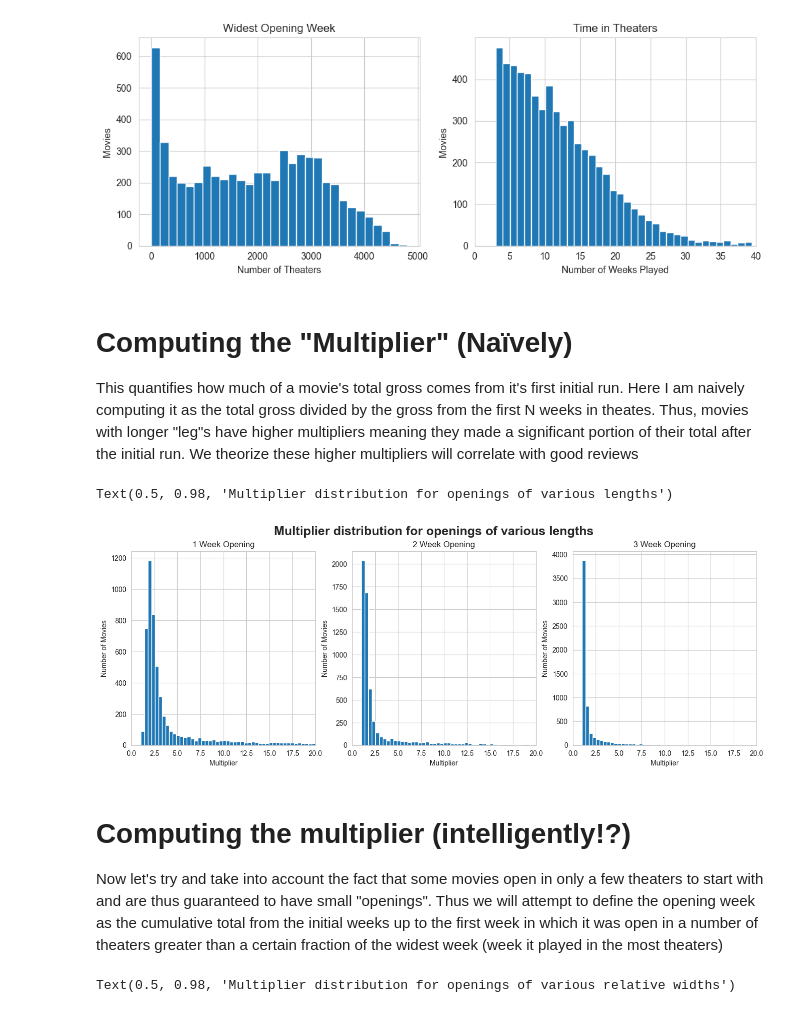
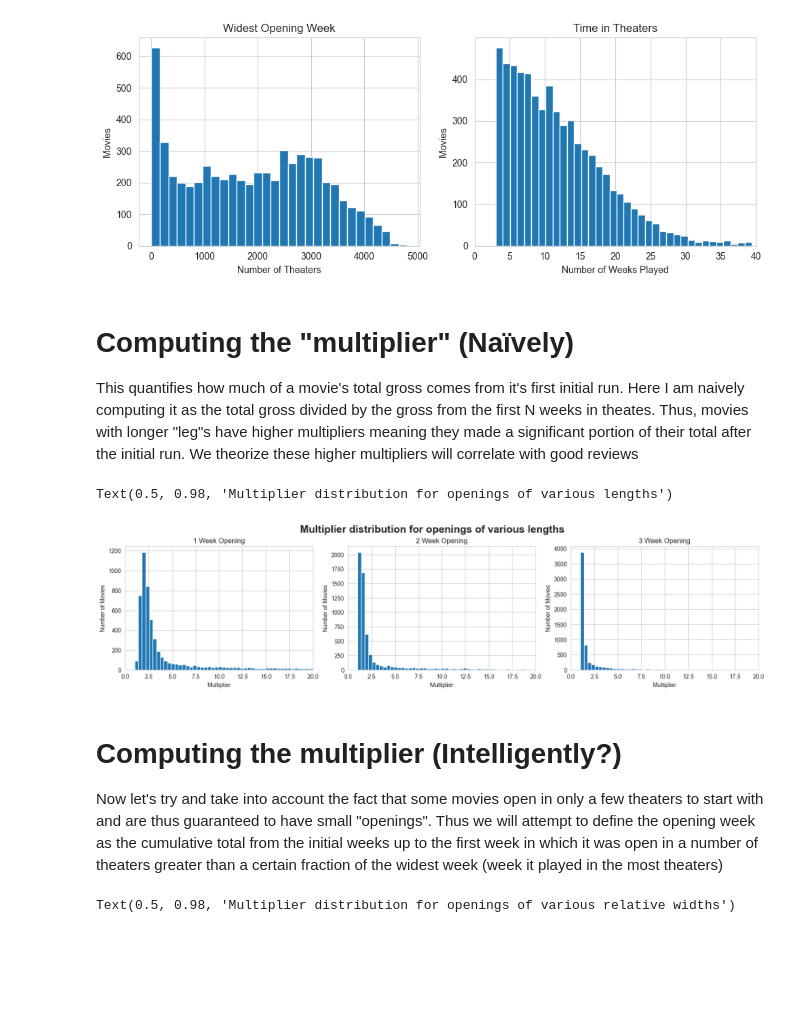
Before and after one commit to wampler77/ReelMetrics, a Jupyter notebook: ExploringNewBoxOfficeAndReview.ipynb, the cells around one changed output. Saved outputs shown, nothing was run; the diff lists cells and outputs as text; code cells hidden in the pictures; blank space fills up the shorter version.

```diff
--- a/ExploringNewBoxOfficeAndReview.ipynb
+++ b/ExploringNewBoxOfficeAndReview.ipynb
@@ -127,35 +117,35 @@ figs.tight_layout()
 # %% [output]
 [figure]
 # %% [markdown]
-# Computing the "Multiplier" (Naïvely)
+# Computing the "multiplier" (Naïvely)
 This quantifies how much of a movie's total gross comes from it's first initial run. Here I am naively computing it as the total gross divided by the gross from the first N weeks in theates. Thus, movies with longer "leg"s have higher multipliers meaning they made a significant portion of their total after the initial run. We theorize these higher multipliers will correlate with good reviews
 # %%
-fig, axs = plt.subplots(1, 3, figsize=(16, 5))
+fig, axs = plt.subplots(1, 3, figsize=(16, 4), layout='constrained')
 multipliers = [{}, {}, {}]
 i=0
 for weekThreshold in range(1, 4):
     multipliers[i] = boxOffice.copy()
     for title in boxOffice:
         opening = sum(boxOffice[title].Weekly.iloc[0:weekThreshold].values)
         total = sum(boxOffice[title].Weekly.values)
         multiplier = total/opening
         # if multiplier>5:
         #     print(title)
         #     print(multiplier)
         multipliers[i][title] = multiplier
 
     axs[i].hist(multipliers[weekThreshold-1].values(), bins=np.linspace(1, 20, 50))
     axs[i].set_xlim([0, 20])
     axs[i].set_title(str(weekThreshold)+" Week Opening")
     axs[i].set_xlabel("Multiplier")
     axs[i].set_ylabel("Number of Movies")
     i+=1
 fig.suptitle("Multiplier distribution for openings of various lengths", fontsize=18, fontweight="bold")
 # %% [output]
 Text(0.5, 0.98, 'Multiplier distribution for openings of various lengths')
-[figure, old version]
+[figure, new version]
 # %% [markdown]
-# Computing the multiplier (intelligently!?)
+# Computing the multiplier (Intelligently?)
 
 Now let's try and take into account the fact that some movies open in only a few theaters to start with and are thus guaranteed to have small "openings". Thus we will attempt to define the opening week as the cumulative total from the initial weeks up to the first week in which it was open in a number of theaters greater than a certain fraction of the widest week (week it played in the most theaters)
 # %%
```
Also changed, not shown: parts of 2 cells of this notebook.
